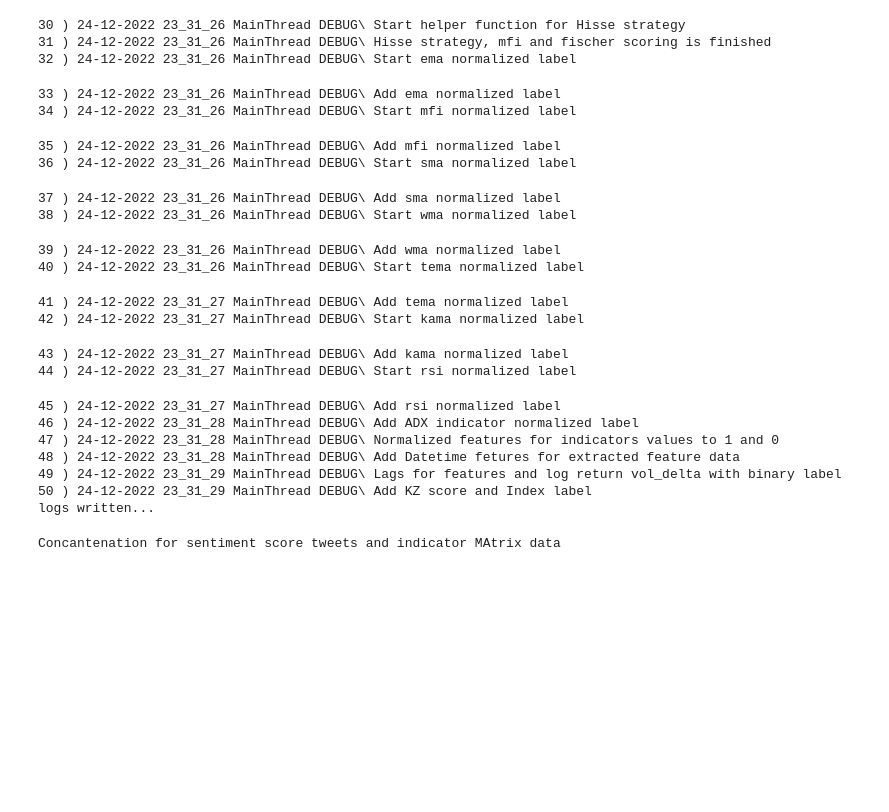
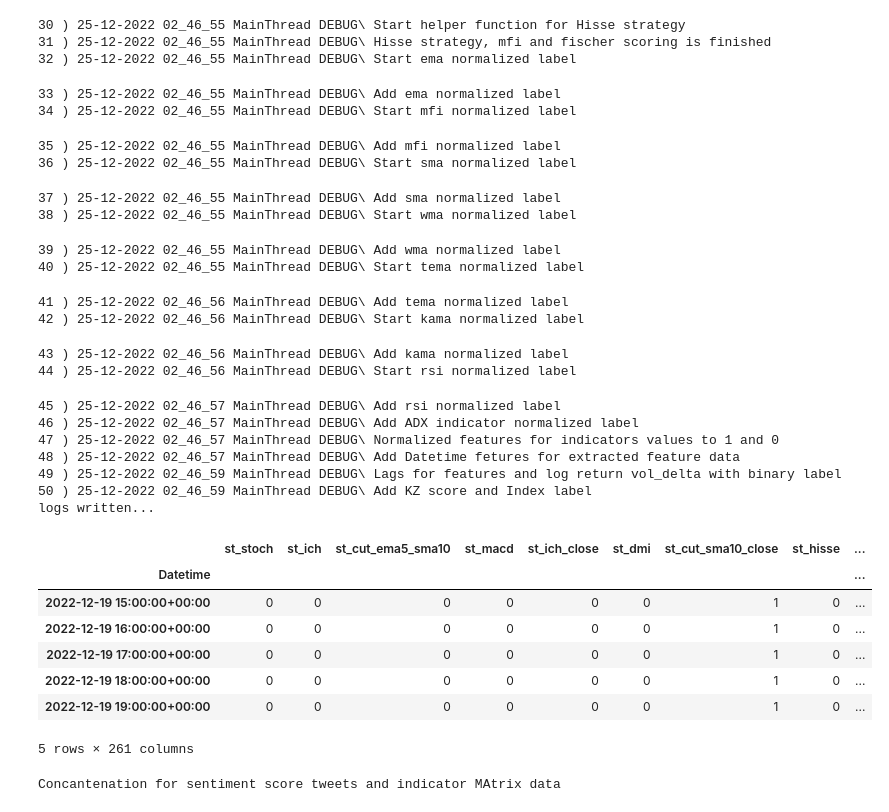
Before and after one commit to kozanakyel/KZ-Engine-Backend, a Jupyter notebook: KZ_project_setup/notebooks/test_sent_kz.ipynb, the cells around one changed output. Drawn from its saved outputs; the diff is of its cells as text; code cells hidden in the pictures; blank space fills up the shorter version.

```diff
--- a/KZ_project_setup/notebooks/test_sent_kz.ipynb
+++ b/KZ_project_setup/notebooks/test_sent_kz.ipynb
@@ -60,27 +60,27 @@ created indicators columns with TA-LIB
 # %%
 df_price_ext = data.extract_features()
-close_col = df_price.loc['2021-01-01':'2022-06-27',['close','volume']].copy()
+#close_col = df_price.loc['2021-01-01':'2022-06-27',['close','volume']].copy()
 # %% [output]
-30 ) 24-12-2022 23_31_26 MainThread DEBUG\ Start helper function for Hisse strategy
-31 ) 24-12-2022 23_31_26 MainThread DEBUG\ Hisse strategy, mfi and fischer scoring is finished
-32 ) 24-12-2022 23_31_26 MainThread DEBUG\ Start ema normalized label
+30 ) 25-12-2022 02_46_55 MainThread DEBUG\ Start helper function for Hisse strategy
+31 ) 25-12-2022 02_46_55 MainThread DEBUG\ Hisse strategy, mfi and fischer scoring is finished
+32 ) 25-12-2022 02_46_55 MainThread DEBUG\ Start ema normalized label
-33 ) 24-12-2022 23_31_26 MainThread DEBUG\ Add ema normalized label
-34 ) 24-12-2022 23_31_26 MainThread DEBUG\ Start mfi normalized label
+33 ) 25-12-2022 02_46_55 MainThread DEBUG\ Add ema normalized label
+34 ) 25-12-2022 02_46_55 MainThread DEBUG\ Start mfi normalized label
-35 ) 24-12-2022 23_31_26 MainThread DEBUG\ Add mfi normalized label
-36 ) 24-12-2022 23_31_26 MainThread DEBUG\ Start sma normalized label
+35 ) 25-12-2022 02_46_55 MainThread DEBUG\ Add mfi normalized label
+36 ) 25-12-2022 02_46_55 MainThread DEBUG\ Start sma normalized label
-37 ) 24-12-2022 23_31_26 MainThread DEBUG\ Add sma normalized label
-38 ) 24-12-2022 23_31_26 MainThread DEBUG\ Start wma normalized label
+37 ) 25-12-2022 02_46_55 MainThread DEBUG\ Add sma normalized label
+38 ) 25-12-2022 02_46_55 MainThread DEBUG\ Start wma normalized label
-39 ) 24-12-2022 23_31_26 MainThread DEBUG\ Add wma normalized label
-40 ) 24-12-2022 23_31_26 MainThread DEBUG\ Start tema normalized label
+39 ) 25-12-2022 02_46_55 MainThread DEBUG\ Add wma normalized label
+40 ) 25-12-2022 02_46_55 MainThread DEBUG\ Start tema normalized label
-41 ) 24-12-2022 23_31_27 MainThread DEBUG\ Add tema normalized label
-42 ) 24-12-2022 23_31_27 MainThread DEBUG\ Start kama normalized label
+41 ) 25-12-2022 02_46_56 MainThread DEBUG\ Add tema normalized label
+42 ) 25-12-2022 02_46_56 MainThread DEBUG\ Start kama normalized label
-43 ) 24-12-2022 23_31_27 MainThread DEBUG\ Add kama normalized label
-44 ) 24-12-2022 23_31_27 MainThread DEBUG\ Start rsi normalized label
+43 ) 25-12-2022 02_46_56 MainThread DEBUG\ Add kama normalized label
+44 ) 25-12-2022 02_46_56 MainThread DEBUG\ Start rsi normalized label
-45 ) 24-12-2022 23_31_27 MainThread DEBUG\ Add rsi normalized label
-46 ) 24-12-2022 23_31_28 MainThread DEBUG\ Add ADX indicator normalized label
-47 ) 24-12-2022 23_31_28 MainThread DEBUG\ Normalized features for indicators values to 1 and 0
-48 ) 24-12-2022 23_31_28 MainThread DEBUG\ Add Datetime fetures for extracted feature data
-49 ) 24-12-2022 23_31_29 MainThread DEBUG\ Lags for features and log return vol_delta with binary label
-50 ) 24-12-2022 23_31_29 MainThread DEBUG\ Add KZ score and Index label
+45 ) 25-12-2022 02_46_57 MainThread DEBUG\ Add rsi normalized label
+46 ) 25-12-2022 02_46_57 MainThread DEBUG\ Add ADX indicator normalized label
+47 ) 25-12-2022 02_46_57 MainThread DEBUG\ Normalized features for indicators values to 1 and 0
+48 ) 25-12-2022 02_46_57 MainThread DEBUG\ Add Datetime fetures for extracted feature data
+49 ) 25-12-2022 02_46_59 MainThread DEBUG\ Lags for features and log return vol_delta with binary label
+50 ) 25-12-2022 02_46_59 MainThread DEBUG\ Add KZ score and Index label
 logs written...
 # %%
@@ -90,4 +91,15 @@ sent_tweets.set_index('Date', inplace=True, drop=True)
 # %%
 sent_tweets.index = sent_tweets.index.tz_convert(None)
+# %%
+df_price_ext.head()
+# %% [output]
+|  | st_stoch | st_ich | st_cut_ema5_sma10 | st_macd | st_ich_close | st_dmi | st_cut_sma10_close | st_hisse | ... |
+| Datetime |  |  |  |  |  |  |  |  | ... |
+| 2022-12-19 15:00:00+00:00 | 0 | 0 | 0 | 0 | 0 | 0 | 1 | 0 | ... |
+| 2022-12-19 16:00:00+00:00 | 0 | 0 | 0 | 0 | 0 | 0 | 1 | 0 | ... |
+| 2022-12-19 17:00:00+00:00 | 0 | 0 | 0 | 0 | 0 | 0 | 1 | 0 | ... |
+| 2022-12-19 18:00:00+00:00 | 0 | 0 | 0 | 0 | 0 | 0 | 1 | 0 | ... |
+| 2022-12-19 19:00:00+00:00 | 0 | 0 | 0 | 0 | 0 | 0 | 1 | 0 | ... |
+5 rows × 261 columns
 # %%
 df_final = tsa.concat_ohlc_compound_score(df_price_ext, sent_tweets)
```
Also changed, not shown: parts of 13 cells of this notebook, 5 other files.
